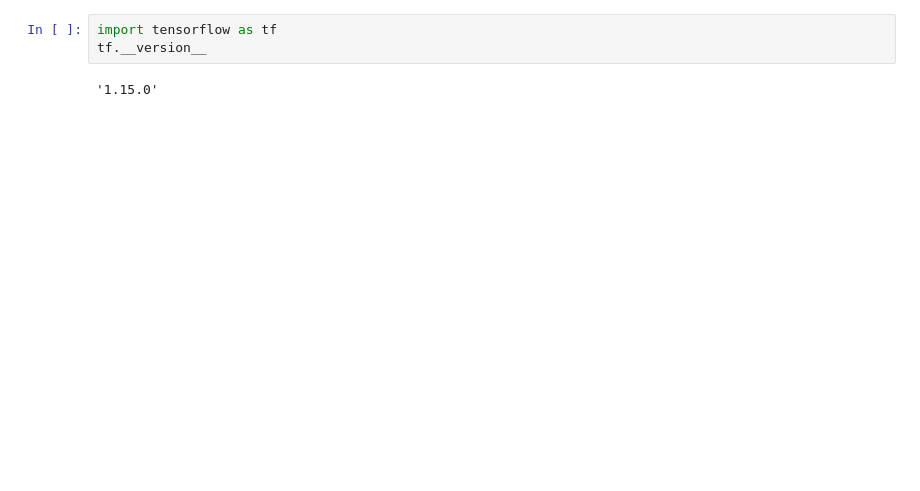
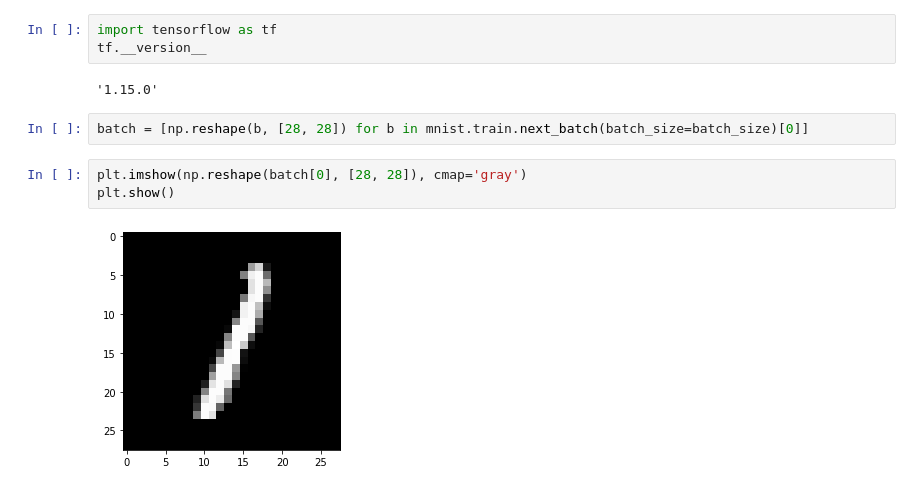
Before and after one commit to liuchenbaidu/colab_code, a Jupyter notebook: vae.ipynb, the cells around one changed output. Saved outputs shown, nothing was run; the diff lists cells and outputs as text; blank space fills up the shorter version.

```diff
--- a/vae.ipynb
+++ b/vae.ipynb
@@ -30,3 +30,10 @@ import tensorflow as tf
 tf.__version__
 # %% [output]
 '1.15.0'
+# %%
+batch = [np.reshape(b, [28, 28]) for b in mnist.train.next_batch(batch_size=batch_size)[0]]
+# %%
+plt.imshow(np.reshape(batch[0], [28, 28]), cmap='gray')
+plt.show()
+# %% [output]
+[figure, added]
```
Also changed, not shown: parts of 4 cells of this notebook.
